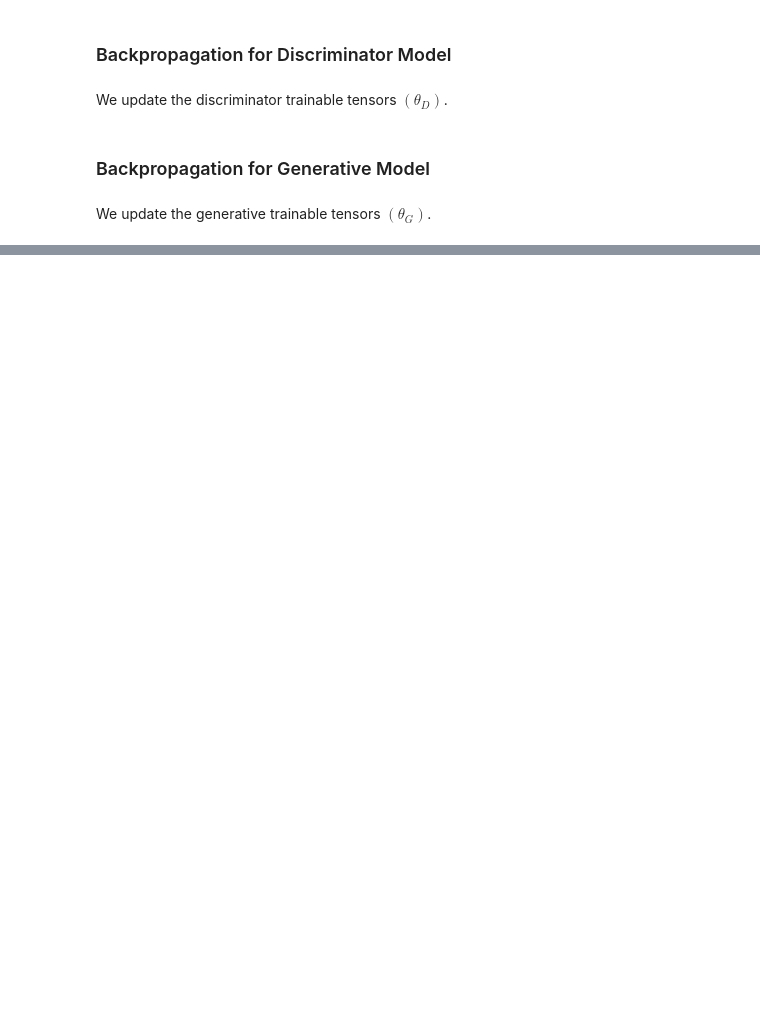
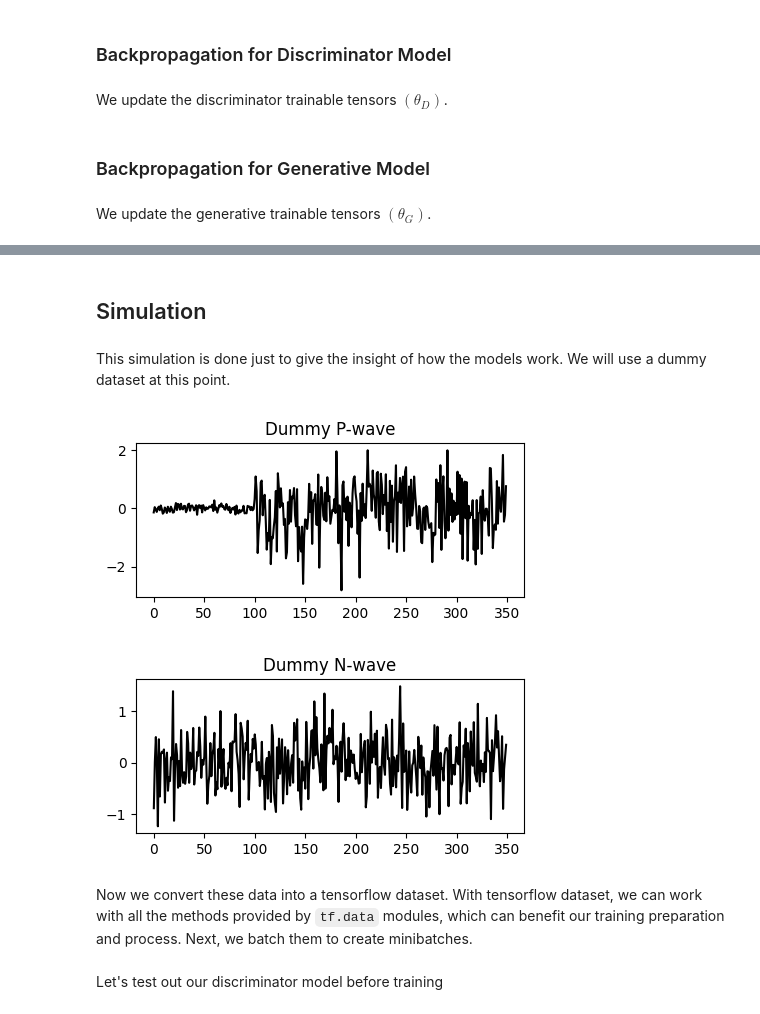
Before and after one commit to Seismic-DL-Research/seis-deep-learning, a Jupyter notebook: gan_tutorial.ipynb, the cells around one changed output, grey strips where cells are left out. Drawn from its saved outputs; the diff is of its cells as text; code cells hidden in the pictures; blank space fills up the shorter version.

````diff
--- a/gan_tutorial.ipynb
+++ b/gan_tutorial.ipynb
@@ -721,0 +749,29 @@ for i in range(50):
+# %% [markdown]
+## Simulation
+# %% [markdown]
+This simulation is done just to give the insight of how the models work. We will use a dummy dataset at this point.
+# %%
+# Creating a dummy P wave
+noise = tf.random.normal((500,100), mean=0, stddev=0.1)
+phase = tf.random.normal((500,250), mean=0, stddev=0.8)
+dummy_X = tf.concat([noise, phase], axis=1)
+
+# plotting dummy P wave
+f, ax = plt.subplots(1, 1, figsize=(5,2))
+ax.plot(dummy_X[0], color='black')
+plt.title('Dummy P-wave')
+plt.show()
+
+# Creating a dummy N wave
+dummy_Xn = tf.random.normal((500,350), mean=0, stddev=0.5)
+
+# plotting dummy N wave
+f, ax = plt.subplots(1, 1, figsize=(5,2))
+ax.plot(dummy_Xn[0], color='black')
+plt.title('Dummy N-wave')
+plt.show()
+# %% [output]
+[figure, added]
+[figure, added]
+# %% [markdown]
+Now we convert these data into a tensorflow dataset. With tensorflow dataset, we can work with all the methods provided by ```tf.data``` modules, which can benefit our training preparation and process. Next, we batch them to create minibatches.
@@ -721,0 +781,2 @@ for i in range(50):
+# %% [markdown]
+Let's test out our discriminator model before training
````
Also changed, not shown: parts of 43 cells of this notebook, 4 other files.
